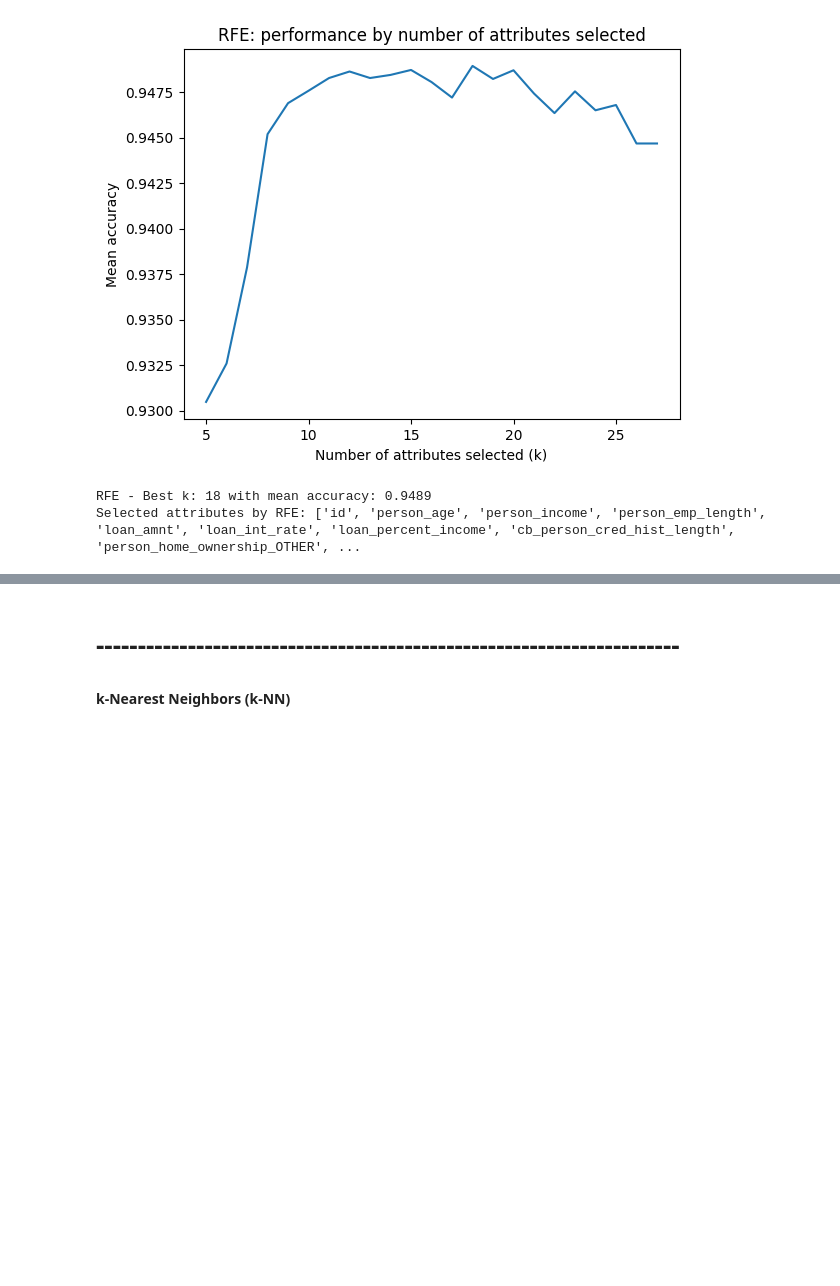
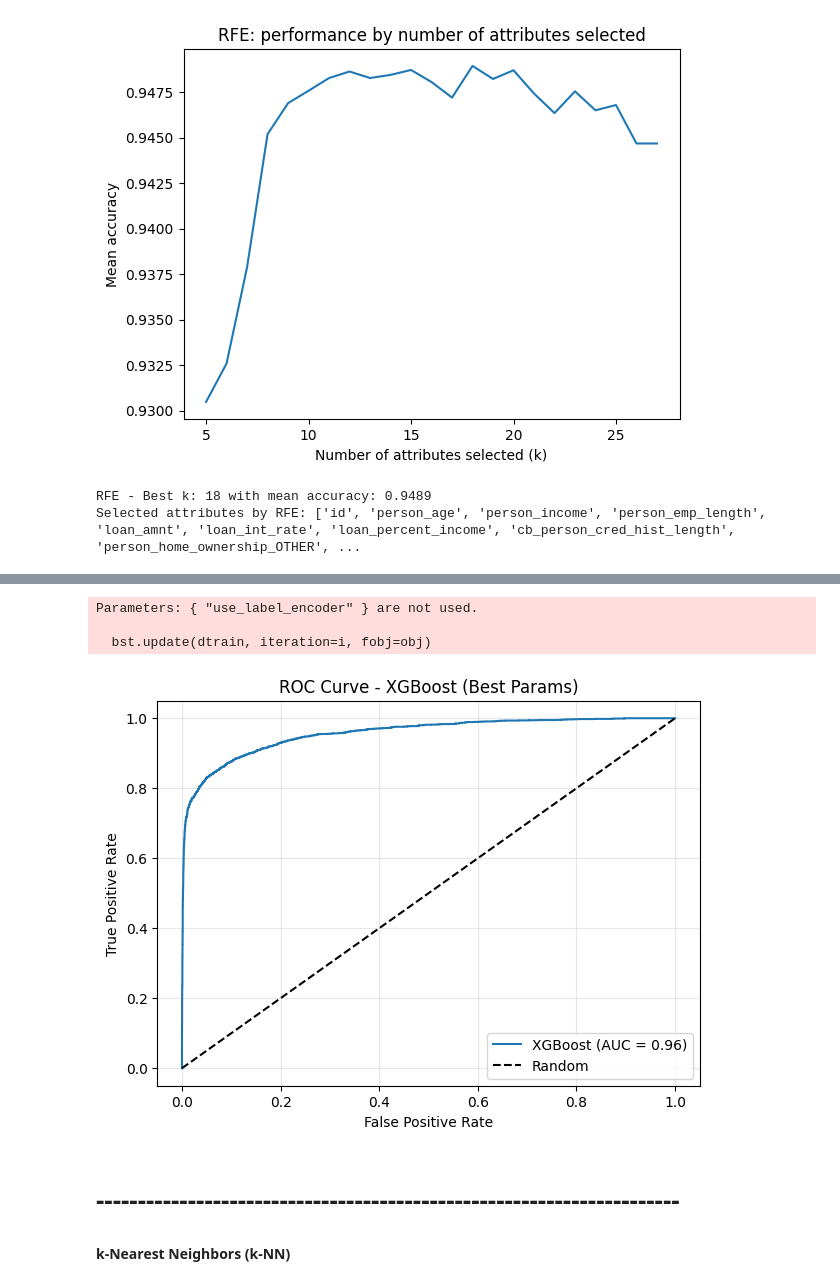
Before and after one commit to alexandre2004costa/IA_project2, a Jupyter notebook: main.ipynb, the cells around one changed output, grey strips where cells are left out. Saved outputs shown, nothing was run; the diff lists cells and outputs as text; code cells hidden in the pictures; blank space fills up the shorter version.

```diff
--- a/main.ipynb
+++ b/main.ipynb
@@ -1156,3 +1195,27 @@ Selected attributes by RFE: ['id', 'person_age', 'person_income', 'person_emp_le
+# %%
+X_train, X_test, y_train, y_test = train_test_split(
+    all_inputs, all_labels, test_size=0.25, stratify=all_labels, random_state=42
+)
+best_xgb = grid_search.best_estimator_
+best_xgb.fit(X_train, y_train)
+y_proba = best_xgb.predict_proba(X_test)[:, 1]
+fpr, tpr, thresholds = roc_curve(y_test, y_proba)
+auc = roc_auc_score(y_test, y_proba)
+
+plt.figure(figsize=(7,5))
+plt.plot(fpr, tpr, label=f'XGBoost (AUC = {auc:.2f})')
+plt.plot([0,1], [0,1], 'k--', label='Random')
+plt.xlabel('False Positive Rate')
+plt.ylabel('True Positive Rate')
+plt.title('ROC Curve - XGBoost (Best Params)')
+plt.legend()
+plt.grid(True, alpha=0.3)
+plt.show()
+# %% [output]
+Parameters: { "use_label_encoder" } are not used.
+
+  bst.update(dtrain, iteration=i, fobj=obj)
+[figure, added]
 # %% [markdown]
 # ----------------------------------------------------------------------
 #### k-Nearest Neighbors (k-NN)
```
Also changed, not shown: parts of 15 cells of this notebook, 2 other files.
